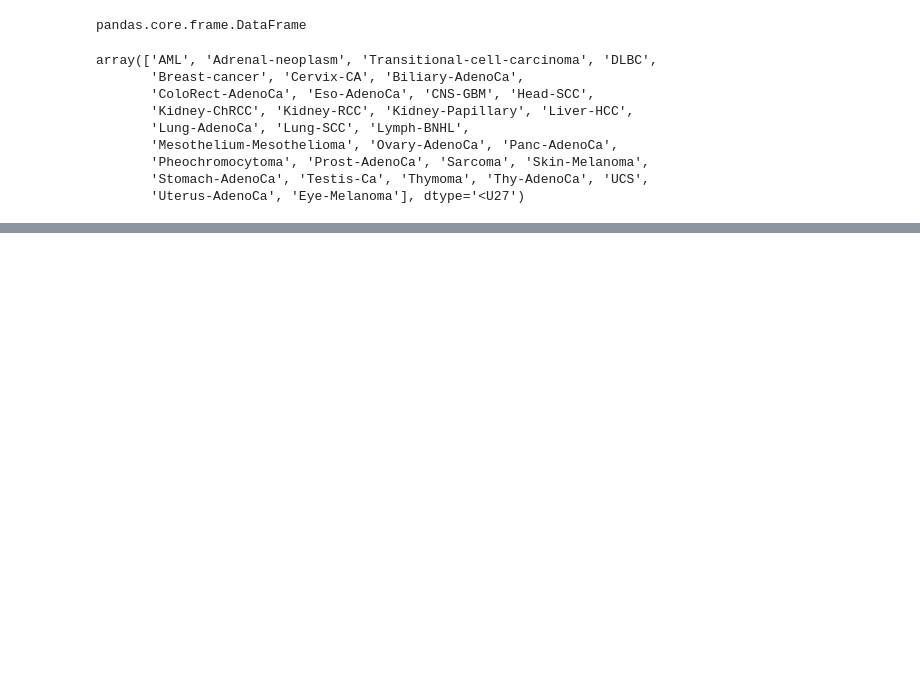
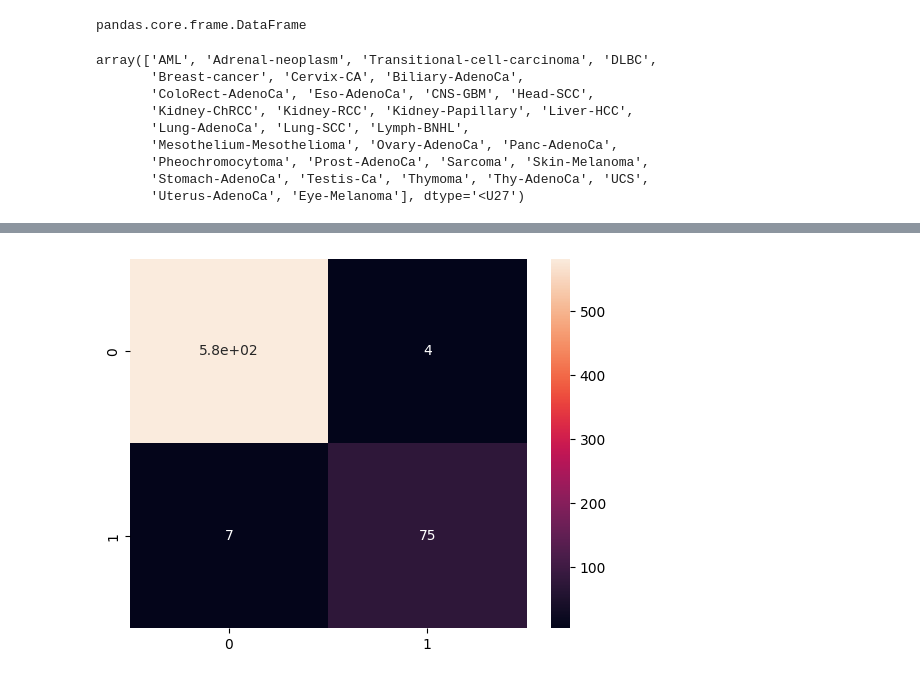
Before and after one commit to chahd7/machine_learning_in_bio_project, a Jupyter notebook: seperate_datasets_classic_classifiers_Chahd.ipynb, the cells around one changed output, grey strips where cells are left out. Drawn from its saved outputs; the diff is of its cells as text; code cells hidden in the pictures; blank space fills up the shorter version.

```diff
--- a/seperate_datasets_classic_classifiers_Chahd.ipynb
+++ b/seperate_datasets_classic_classifiers_Chahd.ipynb
@@ -250,0 +636,4 @@ DummyClassifier                      0.07
+# %%
+sns.heatmap(confusion_matrix(y_test == "HCC", best_model.predict(X_test) == "HCC"), annot = True);
+# %% [output]
+[figure, added]
```
Also changed, not shown: parts of 71 cells of this notebook.
